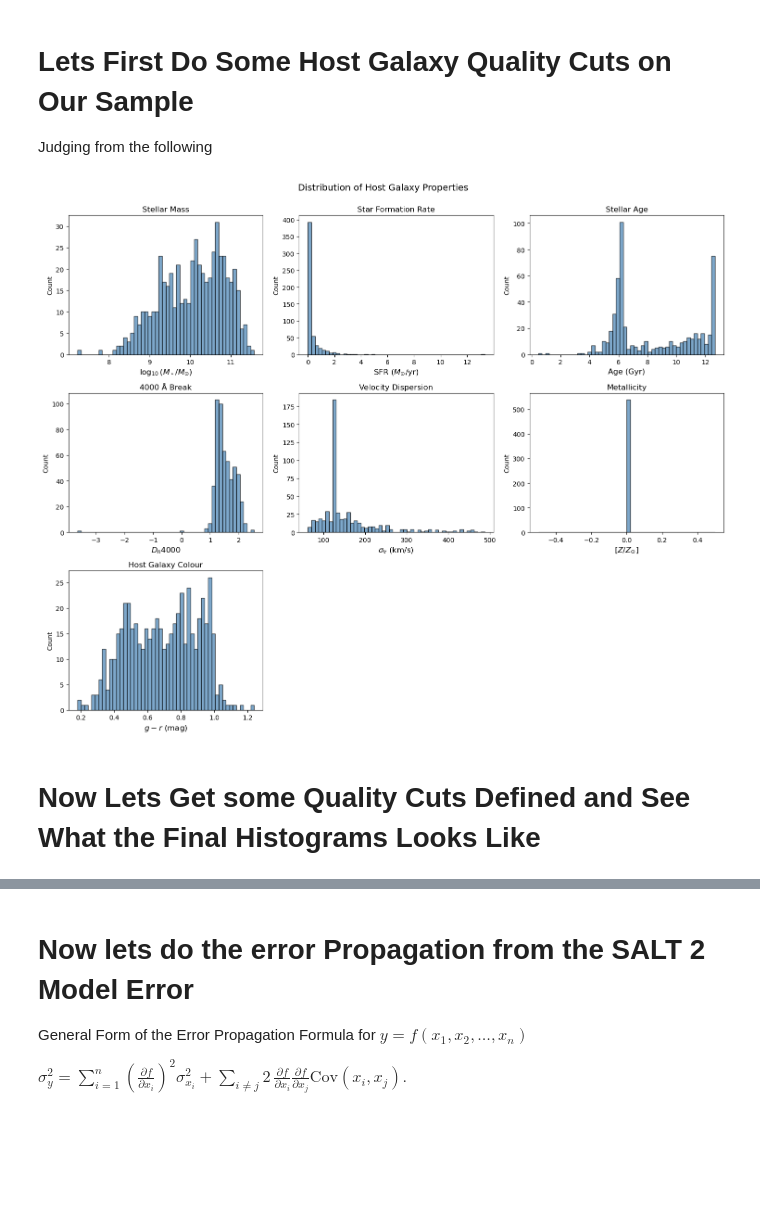
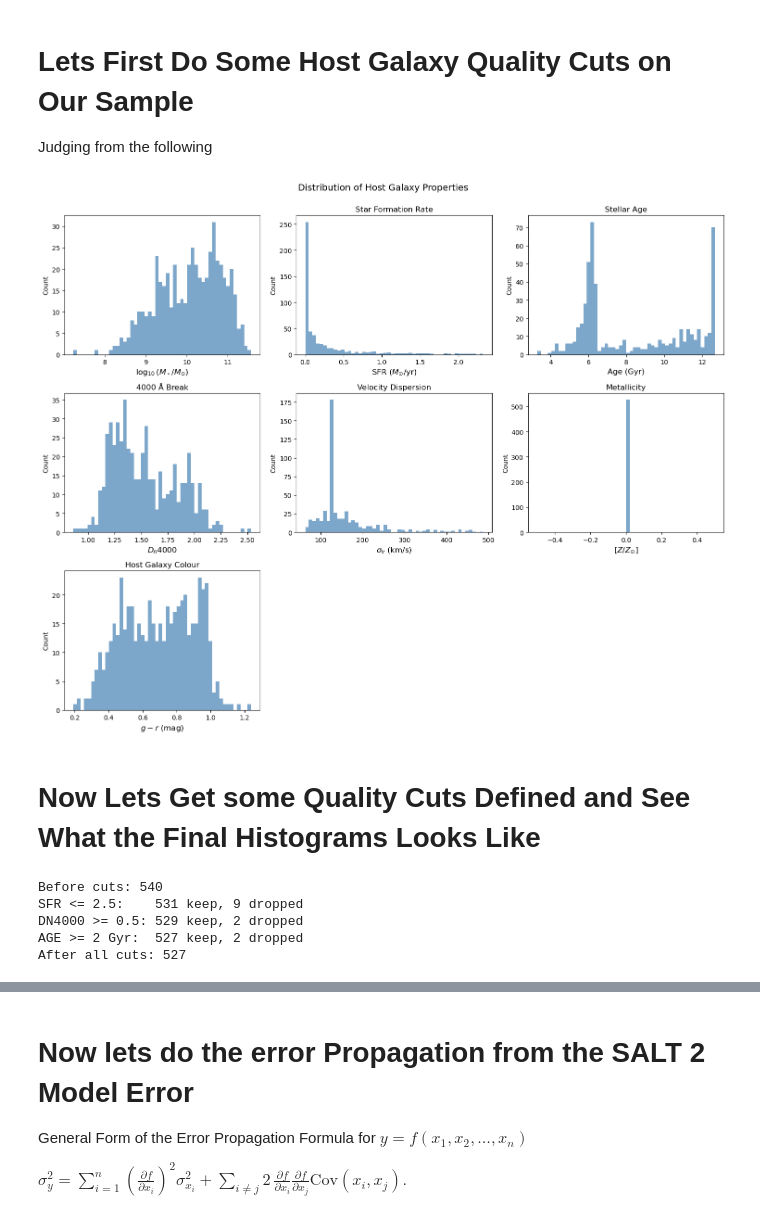
Before and after one commit to mwvgroup/myc21_first_paper, a Jupyter notebook: ZTF_DESI_data_prep/construct_hubble_resid.ipynb, the cells around one changed output, grey strips where cells are left out. Saved outputs shown, nothing was run; the diff lists cells and outputs as text; code cells hidden in the pictures; blank space fills up the shorter version.

```diff
--- a/ZTF_DESI_data_prep/construct_hubble_resid.ipynb
+++ b/ZTF_DESI_data_prep/construct_hubble_resid.ipynb
@@ -34,60 +34,75 @@ df["DESI_FASTSPEC_g_minus_r"] = df["DESI_FASTSPEC_ABSMAG01_SDSS_G"] - df["DESI_F
 fig, axes = plt.subplots(3, 3, figsize=(15, 12))
 
 ax = axes[0, 0]
-ax.hist(df["DESI_FASTSPEC_LOGMSTAR"], bins=50, edgecolor="black", alpha=0.7, color="steelblue")
+ax.hist(df["DESI_FASTSPEC_LOGMSTAR"], bins=50, alpha=0.7, color="steelblue")
 ax.set_xlabel(r"$\log_{10}(M_\star / M_{\odot})$", fontsize=12)
 ax.set_ylabel("Count")
-ax.set_title("Stellar Mass")
 
 ax = axes[0, 1]
-ax.hist(df["DESI_FASTSPEC_SFR"], bins=50, edgecolor="black", alpha=0.7, color="steelblue")
+ax.hist(df["DESI_FASTSPEC_SFR"], bins=50, alpha=0.7, color="steelblue")
 ax.set_xlabel(r"SFR $(M_{\odot}/\mathrm{yr})$", fontsize=12)
 ax.set_ylabel("Count")
 ax.set_title("Star Formation Rate")
 
 ax = axes[0, 2]
-ax.hist(df["DESI_FASTSPEC_AGE"], bins=50, edgecolor="black", alpha=0.7, color="steelblue")
+ax.hist(df["DESI_FASTSPEC_AGE"], bins=50, alpha=0.7, color="steelblue")
 ax.set_xlabel(r"Age (Gyr)", fontsize=12)
 ax.set_ylabel("Count")
 ax.set_title("Stellar Age")
 
 ax = axes[1, 0]
-ax.hist(df["DESI_FASTSPEC_DN4000"], bins=50, edgecolor="black", alpha=0.7, color="steelblue")
+ax.hist(df["DESI_FASTSPEC_DN4000"], bins=50, alpha=0.7, color="steelblue")
 ax.set_xlabel(r"$D_n4000$", fontsize=12)
 ax.set_ylabel("Count")
 ax.set_title("4000 Å Break")
 
 ax = axes[1, 1]
-ax.hist(df["DESI_FASTSPEC_VDISP"], bins=50, edgecolor="black", alpha=0.7, color="steelblue")
+ax.hist(df["DESI_FASTSPEC_VDISP"], bins=50, alpha=0.7, color="steelblue")
 ax.set_xlabel(r"$\sigma_v$ (km/s)", fontsize=12)
 ax.set_ylabel("Count")
 ax.set_title("Velocity Dispersion")
 
 ax = axes[1, 2]
-ax.hist(df["DESI_FASTSPEC_ZZSUN"], bins=50, edgecolor="black", alpha=0.7, color="steelblue")
+ax.hist(df["DESI_FASTSPEC_ZZSUN"], bins=50, alpha=0.7, color="steelblue")
 ax.set_xlabel(r"$[Z/Z_{\odot}]$", fontsize=12)
 ax.set_ylabel("Count")
 ax.set_title("Metallicity")
 
 ax = axes[2, 0]
-ax.hist(df["DESI_FASTSPEC_g_minus_r"], bins=50, edgecolor="black", alpha=0.7, color="steelblue")
+ax.hist(df["DESI_FASTSPEC_g_minus_r"], bins=50, alpha=0.7, color="steelblue")
 ax.set_xlabel(r"$g - r$ (mag)", fontsize=12)
 ax.set_ylabel("Count")
 ax.set_title("Host Galaxy Colour")
 
 axes[2, 1].set_visible(False)
 axes[2, 2].set_visible(False)
 
 fig.suptitle("Distribution of Host Galaxy Properties", fontsize=14, y=1.00)
 plt.tight_layout()
 plt.show()
 # %% [output]
-[figure, old version]
+[figure, new version]
 # %% [markdown]
 # Now Lets Get some Quality Cuts Defined and See What the Final Histograms Looks Like #
 # %%
+print(f"Before cuts: {len(df)}")
 
-mask_sfr    = (df["SFR"] <= 2.5)
-mask_dn4000 = df["DN4000"] >= 0.5
-mask_age    = df["AGE"] >= 2
-combined_mask = ((df["SFR"] <= 2.5) & (df["DN4000"] >= 0.5) & (df["AGE"] >= 2))
+mask_sfr = df["DESI_FASTSPEC_SFR"] <= 2.5
+print(f"SFR <= 2.5:    {mask_sfr.sum()} keep, {(~mask_sfr).sum()} dropped")
+df = df[mask_sfr].reset_index(drop=True)
+
+mask_dn4000 = df["DESI_FASTSPEC_DN4000"] >= 0.5
+print(f"DN4000 >= 0.5: {mask_dn4000.sum()} keep, {(~mask_dn4000).sum()} dropped")
+df = df[mask_dn4000].reset_index(drop=True)
+
+mask_age = df["DESI_FASTSPEC_AGE"] >= 2
+print(f"AGE >= 2 Gyr:  {mask_age.sum()} keep, {(~mask_age).sum()} dropped")
+df = df[mask_age].reset_index(drop=True)
+
+print(f"After all cuts: {len(df)}")
+# %% [output]
+Before cuts: 540
+SFR <= 2.5:    531 keep, 9 dropped
+DN4000 >= 0.5: 529 keep, 2 dropped
+AGE >= 2 Gyr:  527 keep, 2 dropped
+After all cuts: 527
```
Also changed, not shown: parts of 14 cells of this notebook.
